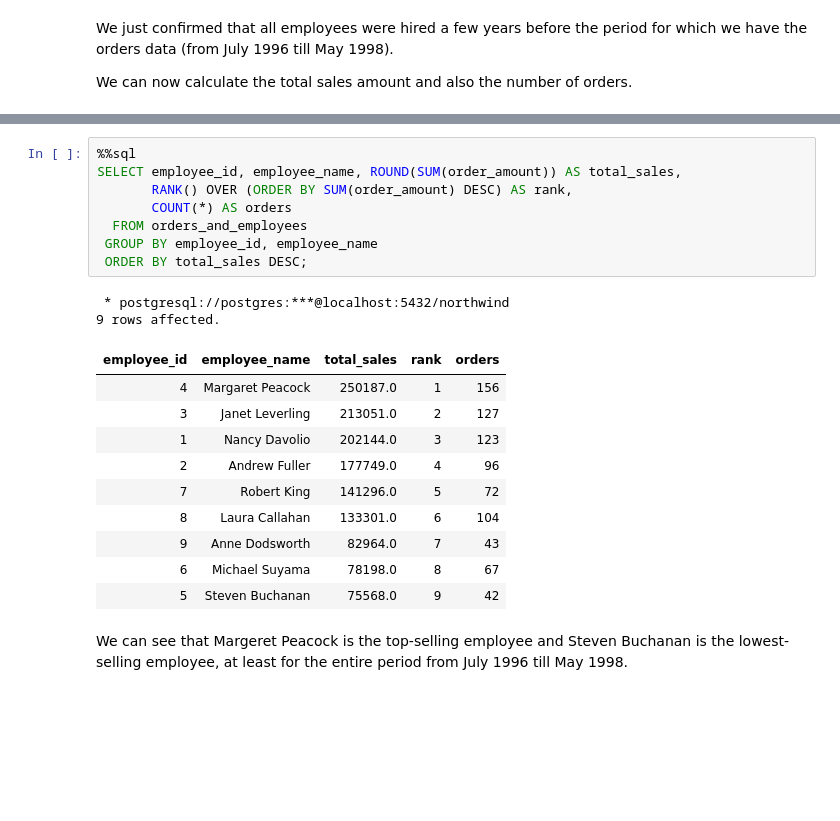
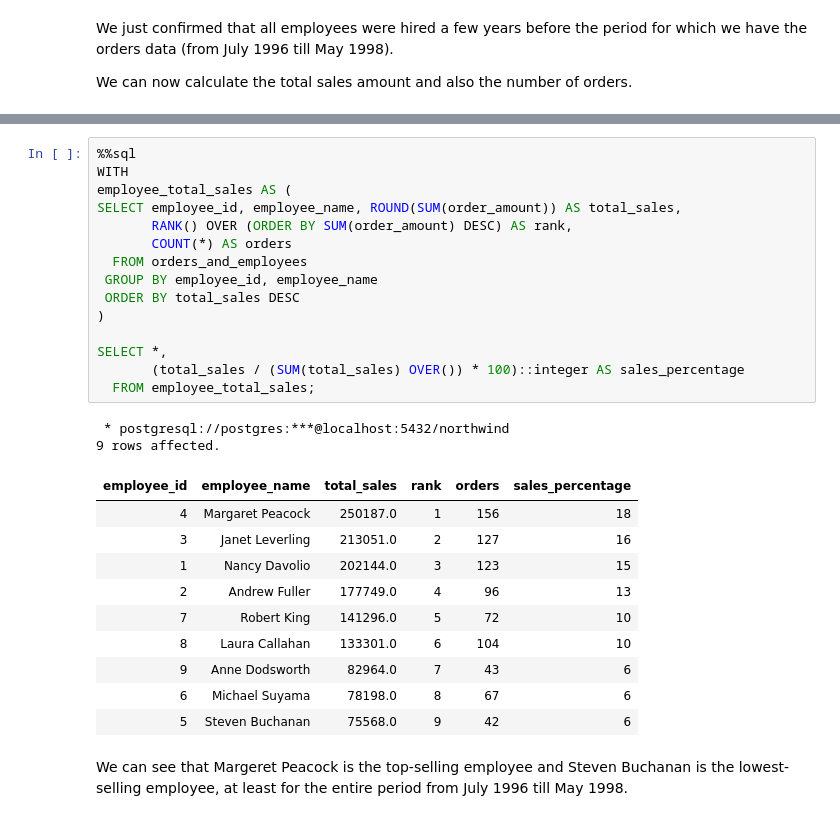
Before and after one commit to VeronikaKudry/business-insights-with-PostgreSQL, a Jupyter notebook: Strategic Business Insights with PostgreSQL.ipynb, the cells around one changed output, grey strips where cells are left out. Cells and saved outputs as stored; diff of their text form; blank space fills up the shorter version.

```diff
--- a/Strategic Business Insights with PostgreSQL.ipynb
+++ b/Strategic Business Insights with PostgreSQL.ipynb
@@ -176,24 +177,31 @@ SELECT o.order_id, o.order_date, ot.order_amount, e.employee_id, e.first_name ||
 # %%
 %%sql
+WITH
+employee_total_sales AS (
 SELECT employee_id, employee_name, ROUND(SUM(order_amount)) AS total_sales,
        RANK() OVER (ORDER BY SUM(order_amount) DESC) AS rank,
        COUNT(*) AS orders
   FROM orders_and_employees
  GROUP BY employee_id, employee_name
- ORDER BY total_sales DESC;
+ ORDER BY total_sales DESC
+)
+
+SELECT *,
+       (total_sales / (SUM(total_sales) OVER()) * 100)::integer AS sales_percentage
+  FROM employee_total_sales;
 # %% [output]
  * postgresql://postgres:***@localhost:5432/northwind
 9 rows affected.
-| employee_id | employee_name | total_sales | rank | orders |
-| 4 | Margaret Peacock | 250187.0 | 1 | 156 |
-| 3 | Janet Leverling | 213051.0 | 2 | 127 |
-| 1 | Nancy Davolio | 202144.0 | 3 | 123 |
-| 2 | Andrew Fuller | 177749.0 | 4 | 96 |
-| 7 | Robert King | 141296.0 | 5 | 72 |
-| 8 | Laura Callahan | 133301.0 | 6 | 104 |
-| 9 | Anne Dodsworth | 82964.0 | 7 | 43 |
-| 6 | Michael Suyama | 78198.0 | 8 | 67 |
-| 5 | Steven Buchanan | 75568.0 | 9 | 42 |
+| employee_id | employee_name | total_sales | rank | orders | sales_percentage |
+| 4 | Margaret Peacock | 250187.0 | 1 | 156 | 18 |
+| 3 | Janet Leverling | 213051.0 | 2 | 127 | 16 |
+| 1 | Nancy Davolio | 202144.0 | 3 | 123 | 15 |
+| 2 | Andrew Fuller | 177749.0 | 4 | 96 | 13 |
+| 7 | Robert King | 141296.0 | 5 | 72 | 10 |
+| 8 | Laura Callahan | 133301.0 | 6 | 104 | 10 |
+| 9 | Anne Dodsworth | 82964.0 | 7 | 43 | 6 |
+| 6 | Michael Suyama | 78198.0 | 8 | 67 | 6 |
+| 5 | Steven Buchanan | 75568.0 | 9 | 42 | 6 |
 # %% [markdown]
 We can see that Margeret Peacock is the top-selling employee and Steven Buchanan is the lowest-selling employee, at least for the entire period from July 1996 till May 1998.
 # %% [markdown]
```
Also changed, not shown: parts of 36 cells of this notebook.
